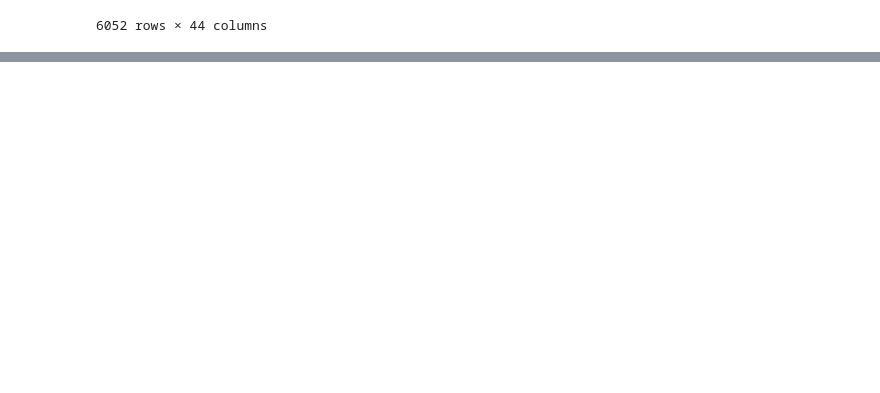
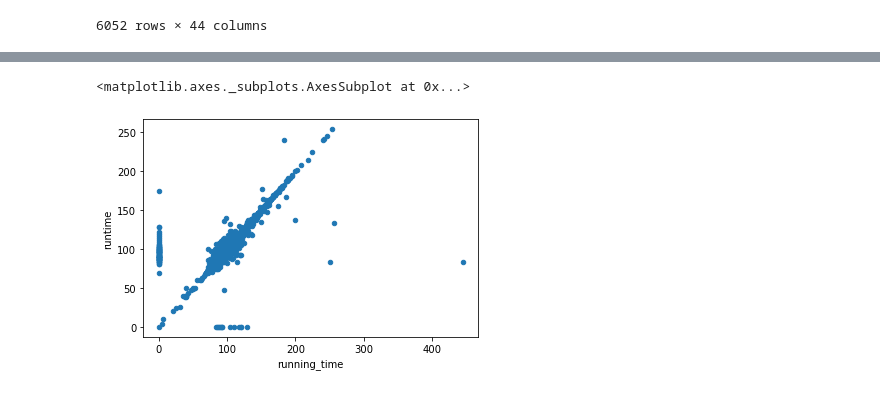
Before and after one commit to mspamelalea/Movies-ETL, a Jupyter notebook: TheMoviesDataset.ipynb, the cells around one changed output, grey strips where cells are left out. Drawn from its saved outputs; the diff is of its cells as text; code cells hidden in the pictures; blank space fills up the shorter version.

```diff
--- a/TheMoviesDataset.ipynb
+++ b/TheMoviesDataset.ipynb
@@ -1016,0 +1075,6 @@ movies_df
+# %%
+# fill in missing values with zero and make a scatter plot
+movies_df.fillna(0).plot(x='running_time', y='runtime', kind='scatter')
+# %% [output]
+<matplotlib.axes._subplots.AxesSubplot at 0x...>
+[figure, added]
```
Also changed, not shown: parts of 26 cells of this notebook.
